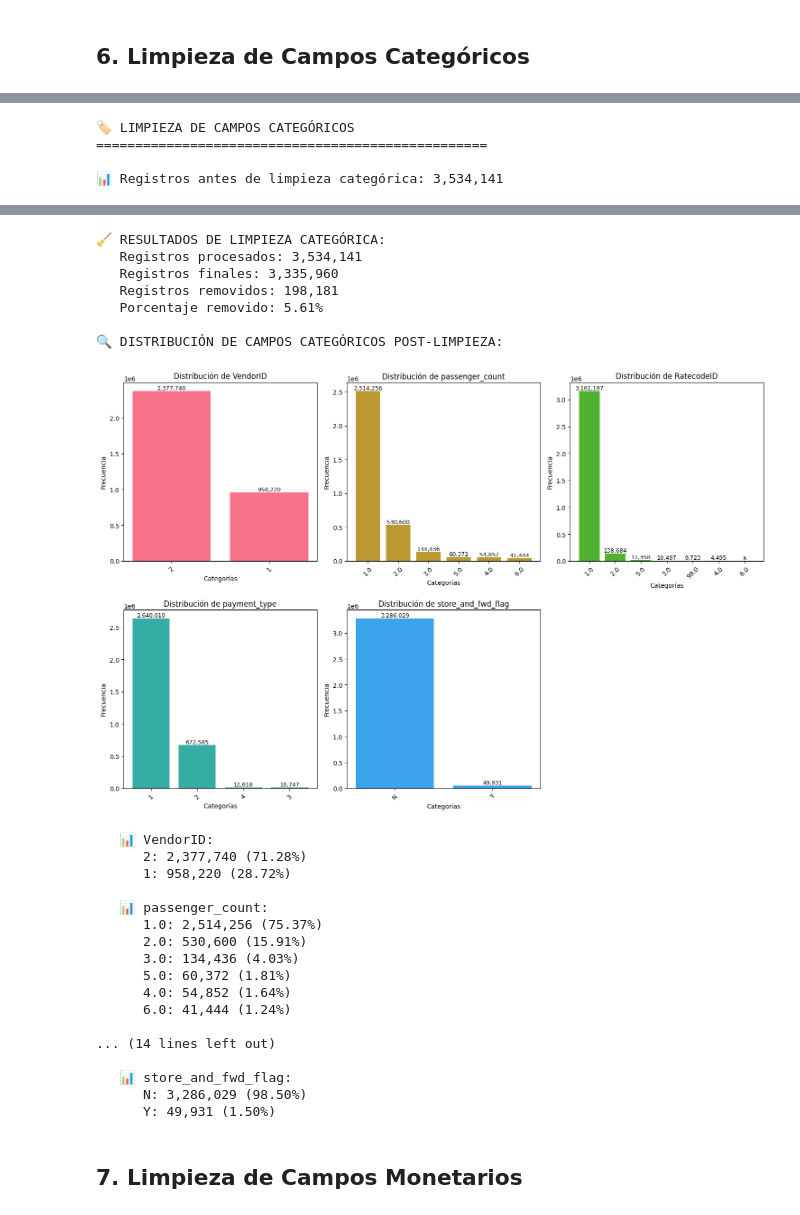
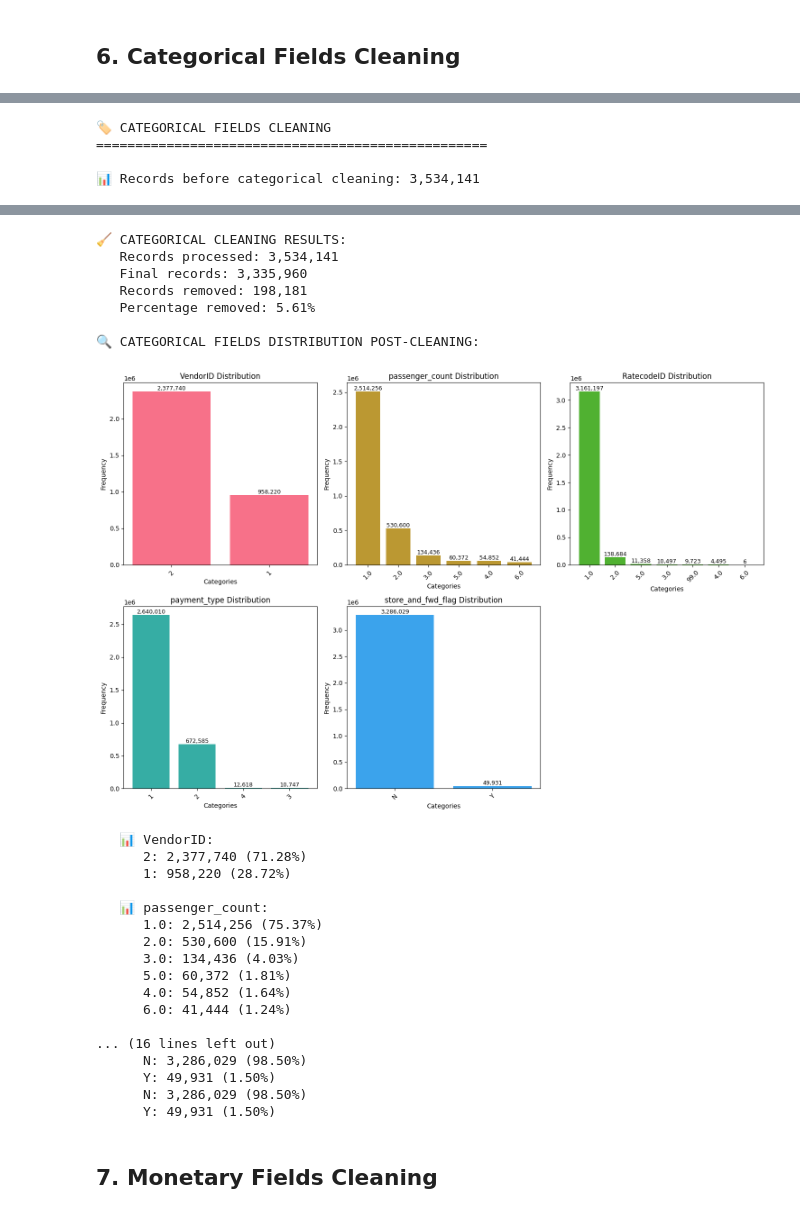
Before and after one commit to RicardoFW11/nyc_taxi_project, a Jupyter notebook: notebooks/02_preprocessing_pipeline.ipynb, the cells around one changed output, grey strips where cells are left out. Saved outputs shown, nothing was run; the diff lists cells and outputs as text; code cells hidden in the pictures.

```diff
--- a/notebooks/02_preprocessing_pipeline.ipynb
+++ b/notebooks/02_preprocessing_pipeline.ipynb
@@ -372,29 +372,29 @@ else:
 # %% [markdown]
-## 6. Limpieza de Campos Categóricos
+## 6. Categorical Fields Cleaning
 # %%
-# Ejecutar limpieza de campos categóricos
-print("🏷️ LIMPIEZA DE CAMPOS CATEGÓRICOS")
+# Execute categorical fields cleaning
+print("🏷️ CATEGORICAL FIELDS CLEANING")
 print("="*50)
 
-# Obtener estadísticas antes de la limpieza
+# Get statistics before cleaning
 initial_count = len(preprocessor.df)
-print(f"\n📊 Registros antes de limpieza categórica: {initial_count:,}")
+print(f"\n📊 Records before categorical cleaning: {initial_count:,}")
 
-# Ejecutar limpieza categórica
+# Execute categorical cleaning
 cleaned_categorical = preprocessor.clean_categorical_fields()
 categorical_stats = preprocessor.preprocessing_stats['categorical_cleaning']
 
-print(f"\n🧹 RESULTADOS DE LIMPIEZA CATEGÓRICA:")
-print(f"   Registros procesados: {categorical_stats['initial_count']:,}")
-print(f"   Registros finales: {categorical_stats['final_count']:,}")
-print(f"   Registros removidos: {categorical_stats['removed_records']:,}")
-print(f"   Porcentaje removido: {categorical_stats['removal_percentage']:.2f}%")
+print(f"\n🧹 CATEGORICAL CLEANING RESULTS:")
+print(f"   Records processed: {categorical_stats['initial_count']:,}")
+print(f"   Final records: {categorical_stats['final_count']:,}")
+print(f"   Records removed: {categorical_stats['removed_records']:,}")
+print(f"   Percentage removed: {categorical_stats['removal_percentage']:.2f}%")
 
-# Verificar la distribución de campos categóricos después de la limpieza
+# Verify categorical fields distribution after cleaning
 if len(preprocessor.df) > 0:
-    print(f"\n🔍 DISTRIBUCIÓN DE CAMPOS CATEGÓRICOS POST-LIMPIEZA:")
+    print(f"\n🔍 CATEGORICAL FIELDS DISTRIBUTION POST-CLEANING:")
 
-    # Visualizar distribuciones categóricas
+    # Visualize categorical distributions
     categorical_fields = ['VendorID', 'passenger_count', 'RatecodeID', 'payment_type', 'store_and_fwd_flag']
     existing_fields = [field for field in categorical_fields if field in preprocessor.df.columns]
 
@@ -415,26 +415,26 @@ if len(preprocessor.df) > 0:
             if i < len(axes):
                 value_counts = preprocessor.df[field].value_counts()
 
-                # Crear gráfico de barras
+                # Create bar chart
                 axes[i].bar(range(len(value_counts)), value_counts.values, color=f'C{i}')
-                axes[i].set_title(f'Distribución de {field}')
-                axes[i].set_xlabel('Categorías')
-                axes[i].set_ylabel('Frecuencia')
+                axes[i].set_title(f'{field} Distribution')
+                axes[i].set_xlabel('Categories')
+                axes[i].set_ylabel('Frequency')
                 axes[i].set_xticks(range(len(value_counts)))
                 axes[i].set_xticklabels([str(x) for x in value_counts.index], rotation=45)
 
-                # Mostrar valores sobre las barras
+                # Show values above bars
                 for j, v in enumerate(value_counts.values):
                     axes[i].text(j, v, f'{v:,}', ha='center', va='bottom', fontsize=9)
 
-        # Ocultar subplots no utilizados
+        # Hide unused subplots
         for i in range(len(existing_fields), len(axes)):
             axes[i].set_visible(False)
 
         plt.tight_layout()
         plt.show()
 
-    # Mostrar estadísticas detalladas
+    # Show detailed statistics
     for field in existing_fields:
         print(f"\n   📊 {field}:")
         value_counts = preprocessor.df[field].value_counts()
@@ -443,7 +443,7 @@ if len(preprocessor.df) > 0:
             print(f"      {value}: {count:,} ({percentage:.2f}%)")
 
         if len(value_counts) > 10:
-            print(f"      ... y {len(value_counts) - 10} valores más")
+            print(f"      ... and {len(value_counts) - 10} more values")
 else:
-    print("⚠️ No quedan datos después de la limpieza categórica!")
+    print("⚠️ No data remains after categorical cleaning!")
 # %% [output]
@@ -453,4 +452,4 @@ else:
-🏷️ LIMPIEZA DE CAMPOS CATEGÓRICOS
+🏷️ CATEGORICAL FIELDS CLEANING
 ==================================================
 
-📊 Registros antes de limpieza categórica: 3,534,141
+📊 Records before categorical cleaning: 3,534,141
@@ -460,11 +459,11 @@ else:
-🧹 RESULTADOS DE LIMPIEZA CATEGÓRICA:
-   Registros procesados: 3,534,141
-   Registros finales: 3,335,960
-   Registros removidos: 198,181
-   Porcentaje removido: 5.61%
+🧹 CATEGORICAL CLEANING RESULTS:
+   Records processed: 3,534,141
+   Final records: 3,335,960
+   Records removed: 198,181
+   Percentage removed: 5.61%
 
-🔍 DISTRIBUCIÓN DE CAMPOS CATEGÓRICOS POST-LIMPIEZA:
+🔍 CATEGORICAL FIELDS DISTRIBUTION POST-CLEANING:
-[figure, old version]
+[figure, new version]
    📊 VendorID:
       2: 2,377,740 (71.28%)
       1: 958,220 (28.72%)
@@ -477,11 +476,11 @@ else:
       4.0: 54,852 (1.64%)
       6.0: 41,444 (1.24%)
 
-... (14 lines left out)
-
-   📊 store_and_fwd_flag:
+... (16 lines left out)
       N: 3,286,029 (98.50%)
       Y: 49,931 (1.50%)
+      N: 3,286,029 (98.50%)
+      Y: 49,931 (1.50%)
 # %% [markdown]
-## 7. Limpieza de Campos Monetarios
+## 7. Monetary Fields Cleaning
 # %%
```
Also changed, not shown: parts of 21 cells of this notebook, 19 other files.
